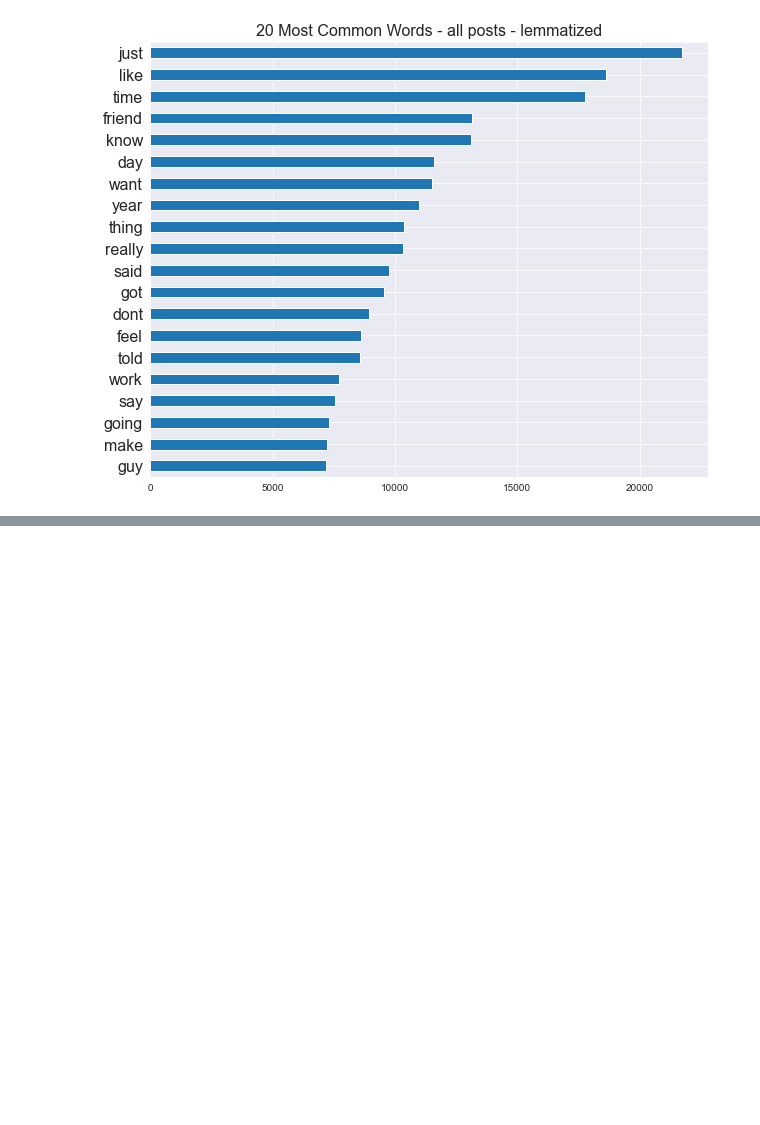
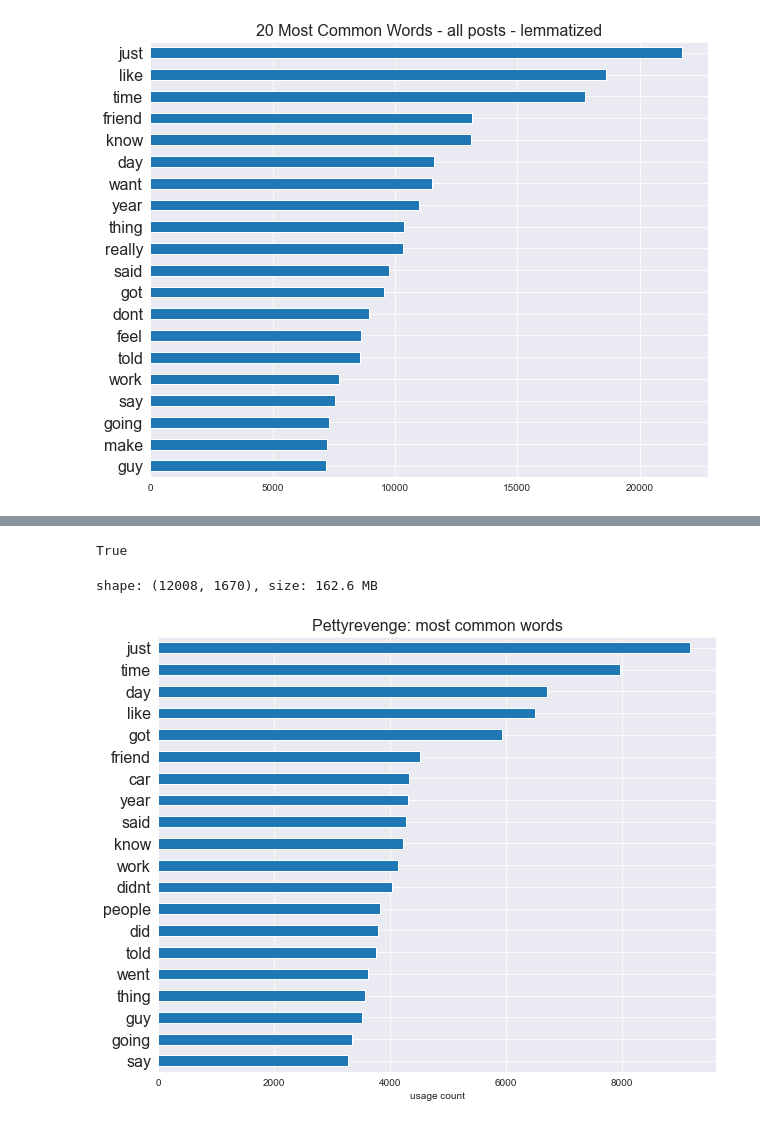
Before and after one commit to welcometohelen/NLP_classifier, a Jupyter notebook: structure_and_bow.ipynb, the cells around one changed output, grey strips where cells are left out. Saved outputs shown, nothing was run; the diff lists cells and outputs as text; code cells hidden in the pictures; blank space fills up the shorter version.

```diff
--- a/structure_and_bow.ipynb
+++ b/structure_and_bow.ipynb
@@ -361,0 +271,3 @@ Name: subreddit, dtype: int64
+# %%
+lem_cvec = CountVectorizer(stop_words=custom_stop, min_df=.01, max_df=.98)
+lem_allposts_cvec = lem_cvec.fit_transform(combo_structured['lem_selftext'])
@@ -361,0 +280,19 @@ Name: subreddit, dtype: int64
+# %%
+df_lemcvec = pd.DataFrame(lem_allposts_cvec.todense(), columns=lem_cvec.get_feature_names())
+cols_to_merge = list(combo_structured.drop(columns=['is_self', 'year','selftext', 'mod_selftext','score', 'created_utc', 'lem_selftext', 'title']).columns)
+#didn't merge 'year' and 'title' bc those words are present in vectorized data
+#can retrieve year from timestamp later if necessary
+# %%
+vec_merge = pd.concat([df_lemcvec, combo_structured[cols_to_merge]], axis=1)
+# %%
+#object columns merged from combo_struc = ['subreddit', 'title', 'author', 'timestamp']
+#df_lemcvec.columns
+{'title'}.issubset(df_lemcvec.columns) #True  #you sneaky sneak
+# this messed up 'sums' because vec'd column 'title' and structure column 'title'
+# drop title from combo_struc df before merging vectorized data
+# %% [output]
+True
+# %%
+print(f'shape: {vec_merge.shape}, size: {round(sys.getsizeof(vec_merge)/1000000,1)} MB')
+# %% [output]
+shape: (12008, 1670), size: 162.6 MB
@@ -361,0 +302,12 @@ Name: subreddit, dtype: int64
+# %%
+#subsets for barplots
+pettyrev=vec_merge[vec_merge['subreddit']=='pettyrevenge']
+relatadv=vec_merge[vec_merge['subreddit']=='relationship_advice']
+# %%
+plt.figure(figsize=(10,8))
+plt.title('Pettyrevenge: most common words', size=16);
+plt.yticks(fontsize=16)
+plt.xlabel('usage count')
+pettyrev[lem_cvec.get_feature_names()].sum().sort_values(ascending=True).tail(20).plot(kind='barh');
+# %% [output]
+[figure, added]
```
Also changed, not shown: parts of 32 cells of this notebook, 3 other files.
